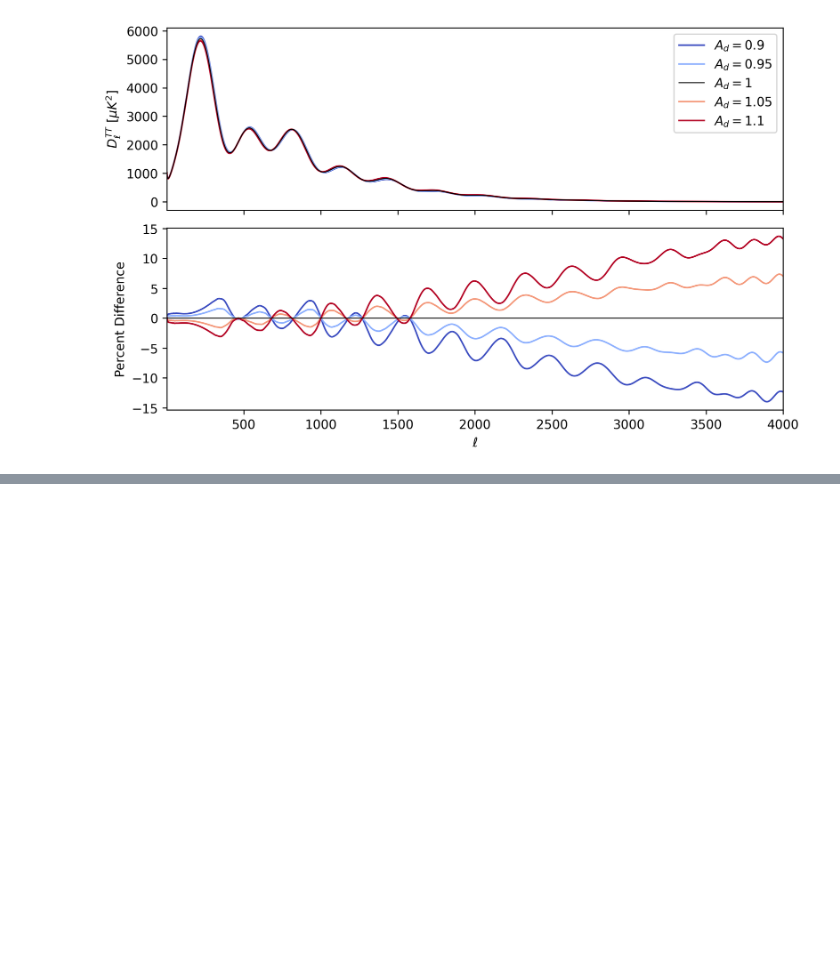
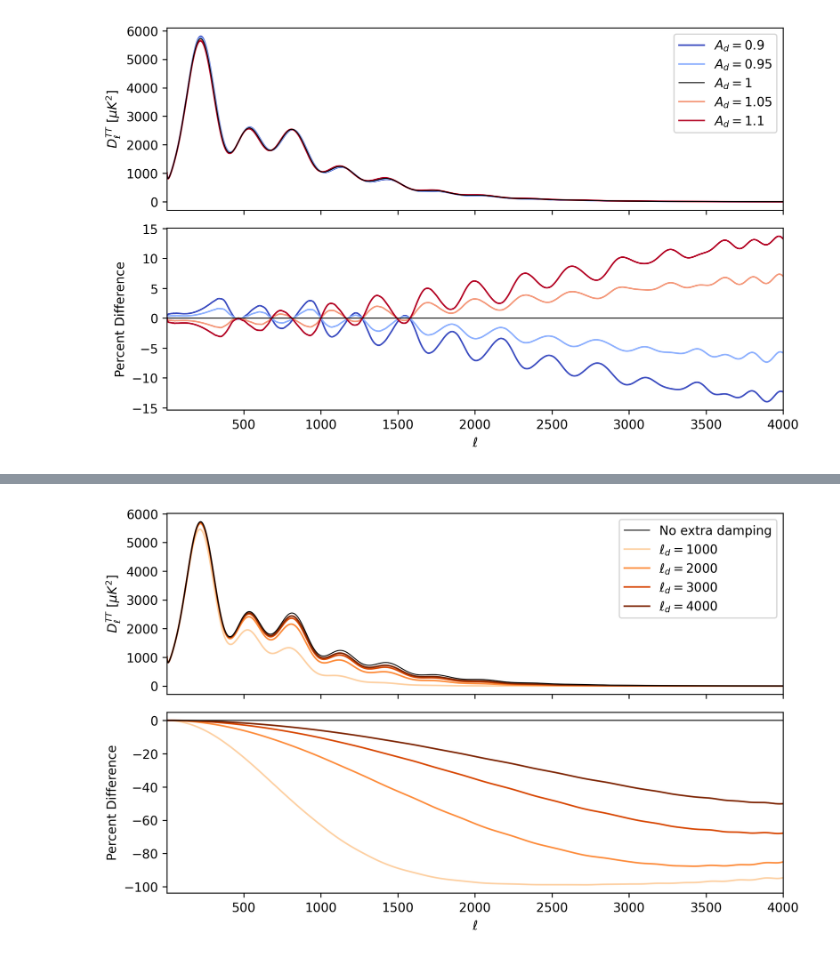
Before and after one commit to joshuaange/class_SilkConsistency, a Jupyter notebook: my_analysis/power_spectra.ipynb, the cells around one changed output, grey strips where cells are left out. Cells and saved outputs as stored; diff of their text form; code cells hidden in the pictures; blank space fills up the shorter version.

Commit message:
ell_d Phenomenological Damping Tail Parameter

```diff
--- a/my_analysis/power_spectra.ipynb
+++ b/my_analysis/power_spectra.ipynb
@@ -227,0 +272,80 @@ plt.show()
+# %%
+cmap = plt.cm.Oranges
+norm = plt.Normalize(vmin=min(phenomenological_damping_tail_values),vmax=max(phenomenological_damping_tail_values))
+quantity_to_plot = "TT"
+quantity_to_plot_indexes = {
+    "TT": 1, "EE": 2, "TE": 3, "BB": 4
+}
+T_cmb = 2.7255
+factor = T_cmb**2 * 1e12
+
+fig, (ax1, ax2) = plt.subplots(2, 1, figsize=(8, 5), dpi=300, sharex=True)
+
+# A_d = 1.0
+tr = 0
+tr_name = f"{tr:g}".replace(".", "p")
+filename = f"../output/elld{tr_name}_rescale_00_cl_lensed.dat"
+data = np.loadtxt(filename)
+ell_baseline = data[:, 0]
+TT_baseline = data[:, quantity_to_plot_indexes[quantity_to_plot]] * factor
+#filename = f"../output/elld{tr_name}_rescale_00_cl.dat"
+#data = np.loadtxt(filename)
+#ell_baseline_unlensed = data[:, 0]
+#TT_baseline_unlensed = data[:, quantity_to_plot_indexes[quantity_to_plot]] * factor
+
+# non-unity A_d
+for tr in phenomenological_damping_tail_values:
+    tr_name = f"{tr:g}".replace(".", "p")
+    filename = f"../output/elld{tr_name}_rescale_00_cl_lensed.dat"
+    data = np.loadtxt(filename)
+    ell = data[:, 0]
+    TT = data[:, quantity_to_plot_indexes[quantity_to_plot]] * factor
+
+    #filename = f"../output/elld{tr_name}_rescale_00_cl.dat"
+    #data = np.loadtxt(filename)
+    #ell_unlensed = data[:, 0]
+    #TT_unlensed = data[:, quantity_to_plot_indexes[quantity_to_plot]] * factor
+
+    if np.isclose(tr, 0):
+        color = "black"
+        linewidth = 0.75
+        zorder = 10
+
+        ax1.plot(ell,TT,
+                 color=color,linewidth=linewidth,label=fr"No extra damping",zorder=zorder)
+        #ax1.plot(ell_unlensed,TT_unlensed,
+        #         color=color,linewidth=linewidth,zorder=zorder,ls='--')
+        ax2.plot(ell,100*(TT-TT_baseline)/TT_baseline,
+                 color=color,linewidth=linewidth,label=fr"No extra damping",zorder=zorder)
+        #ax2.plot(ell_unlensed,100*(TT_unlensed-TT_baseline_unlensed)/TT_baseline_unlensed,
+        #         color=color,linewidth=linewidth,zorder=zorder,ls='--')
+    else:
+        color = cmap(norm(tr))
+        linewidth = 1.25
+        zorder = 1
+
+        ax1.plot(ell,TT,
+                 color=color,linewidth=linewidth,label=fr"$\ell_d={tr:g}$",zorder=zorder)
+        #ax1.plot(ell_unlensed,TT_unlensed,
+        #         color=color,linewidth=linewidth,zorder=zorder,ls='--')
+        ax2.plot(ell,100*(TT-TT_baseline)/TT_baseline,
+                 color=color,linewidth=linewidth,label=fr"$\ell_d={tr:g}$",zorder=zorder)
+        #ax2.plot(ell_unlensed,100*(TT_unlensed-TT_baseline_unlensed)/TT_baseline_unlensed,
+        #         color=color,linewidth=linewidth,zorder=zorder,ls='--')
+
+ax1.set_ylabel(
+    rf"$D_\ell^{{{quantity_to_plot}}}\ [\mu K^2]$"
+)
+ax2.set_ylabel(
+    r"Percent Difference"
+)
+
+ax2.set_xlabel(r"$\ell$")
+ax2.set_xlim(2, 4000)
+#ax2.set_ylim(-100,100)
+
+ax1.legend(loc='upper right')
+plt.tight_layout()
+plt.show()
+# %% [output]
+[figure, added]
```
Also changed, not shown: parts of 2 cells of this notebook, 3 other files.
